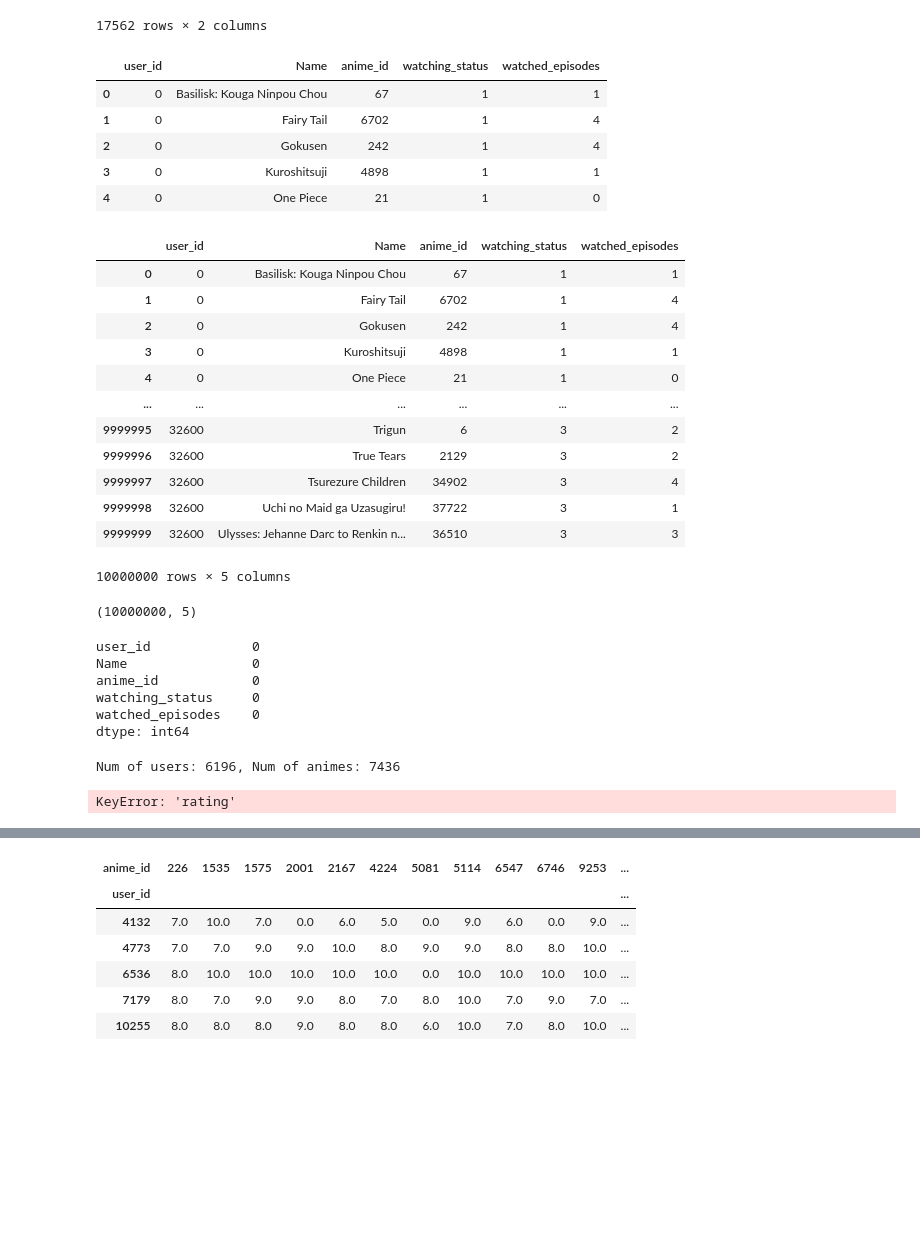
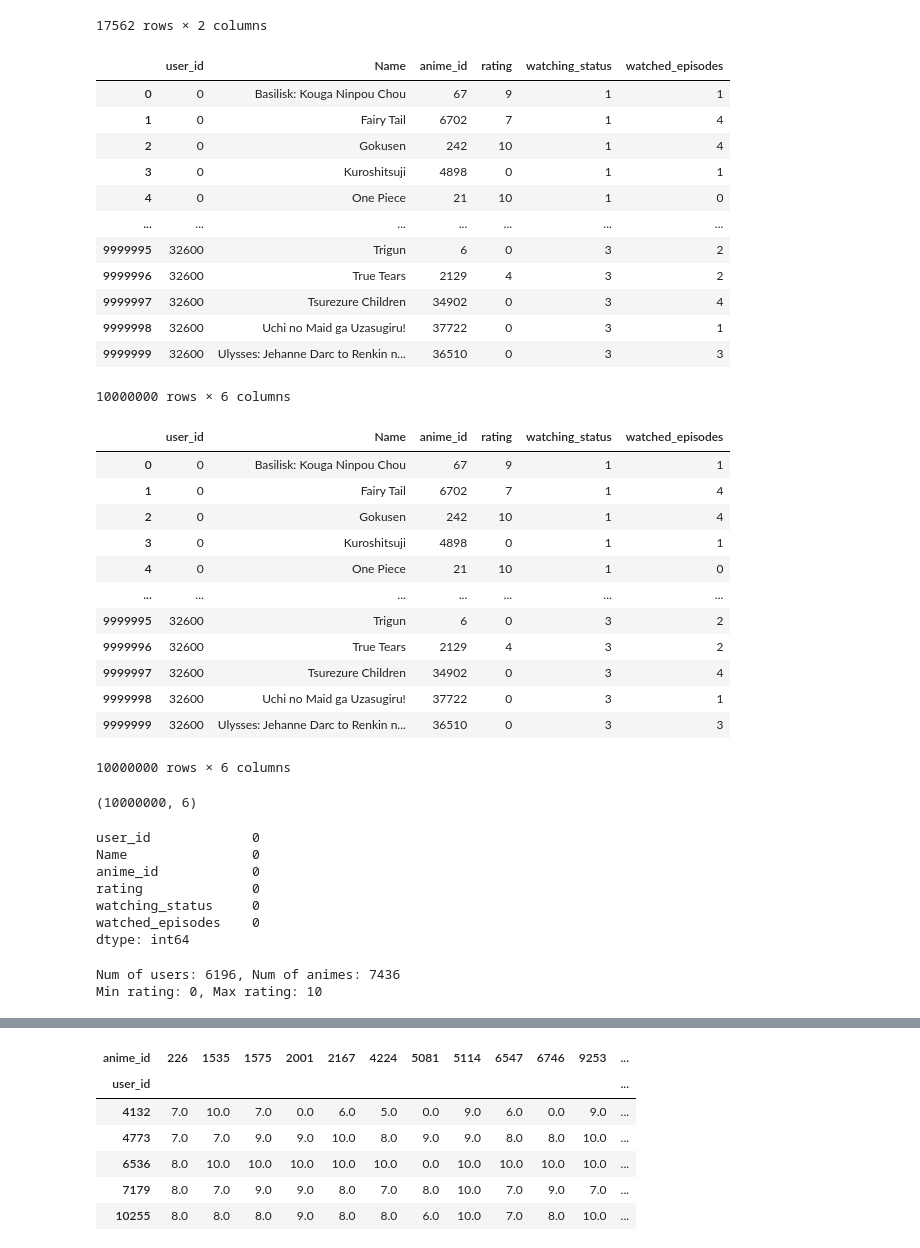
Before and after one commit to everydaycodings/Anima-Recommendation-System-WebApp, a Jupyter notebook: base_ignore_file.ipynb, the cells around one changed output, grey strips where cells are left out. Cells and saved outputs as stored; diff of their text form; code cells hidden in the pictures; blank space fills up the shorter version.

```diff
--- a/base_ignore_file.ipynb
+++ b/base_ignore_file.ipynb
@@ -25,38 +25,44 @@ anima_contact_data
 17562 rows × 2 columns
 # %%
 rating_data = rating_data.merge(anima_contact_data, left_on = 'anime_id', right_on = 'anime_id', how = 'left')
-rating_data = rating_data[["user_id", "Name", "anime_id", "watching_status", "watched_episodes"]]
-#rating_data.to_csv("data/test.csv")
-rating_data.head()
+rating_data = rating_data[["user_id", "Name", "anime_id","rating", "watching_status", "watched_episodes"]]
+rating_data
 # %% [output]
-|  | user_id | Name | anime_id | watching_status | watched_episodes |
-| 0 | 0 | Basilisk: Kouga Ninpou Chou | 67 | 1 | 1 |
-| 1 | 0 | Fairy Tail | 6702 | 1 | 4 |
-| 2 | 0 | Gokusen | 242 | 1 | 4 |
-| 3 | 0 | Kuroshitsuji | 4898 | 1 | 1 |
-| 4 | 0 | One Piece | 21 | 1 | 0 |
+|  | user_id | Name | anime_id | rating | watching_status | watched_episodes |
+| 0 | 0 | Basilisk: Kouga Ninpou Chou | 67 | 9 | 1 | 1 |
+| 1 | 0 | Fairy Tail | 6702 | 7 | 1 | 4 |
+| 2 | 0 | Gokusen | 242 | 10 | 1 | 4 |
+| 3 | 0 | Kuroshitsuji | 4898 | 0 | 1 | 1 |
+| 4 | 0 | One Piece | 21 | 10 | 1 | 0 |
+| ... | ... | ... | ... | ... | ... | ... |
+| 9999995 | 32600 | Trigun | 6 | 0 | 3 | 2 |
+| 9999996 | 32600 | True Tears | 2129 | 4 | 3 | 2 |
+| 9999997 | 32600 | Tsurezure Children | 34902 | 0 | 3 | 4 |
+| 9999998 | 32600 | Uchi no Maid ga Uzasugiru! | 37722 | 0 | 3 | 1 |
+| 9999999 | 32600 | Ulysses: Jehanne Darc to Renkin n... | 36510 | 0 | 3 | 3 |
+10000000 rows × 6 columns
 # %%
 rating_data.drop_duplicates()
 rating_data.to_csv("data/test.csv")
 rating_data
 # %% [output]
-|  | user_id | Name | anime_id | watching_status | watched_episodes |
-| 0 | 0 | Basilisk: Kouga Ninpou Chou | 67 | 1 | 1 |
-| 1 | 0 | Fairy Tail | 6702 | 1 | 4 |
-| 2 | 0 | Gokusen | 242 | 1 | 4 |
-| 3 | 0 | Kuroshitsuji | 4898 | 1 | 1 |
-| 4 | 0 | One Piece | 21 | 1 | 0 |
-| ... | ... | ... | ... | ... | ... |
-| 9999995 | 32600 | Trigun | 6 | 3 | 2 |
-| 9999996 | 32600 | True Tears | 2129 | 3 | 2 |
-| 9999997 | 32600 | Tsurezure Children | 34902 | 3 | 4 |
-| 9999998 | 32600 | Uchi no Maid ga Uzasugiru! | 37722 | 3 | 1 |
-| 9999999 | 32600 | Ulysses: Jehanne Darc to Renkin n... | 36510 | 3 | 3 |
+|  | user_id | Name | anime_id | rating | watching_status | watched_episodes |
+| 0 | 0 | Basilisk: Kouga Ninpou Chou | 67 | 9 | 1 | 1 |
+| 1 | 0 | Fairy Tail | 6702 | 7 | 1 | 4 |
+| 2 | 0 | Gokusen | 242 | 10 | 1 | 4 |
+| 3 | 0 | Kuroshitsuji | 4898 | 0 | 1 | 1 |
+| 4 | 0 | One Piece | 21 | 10 | 1 | 0 |
+| ... | ... | ... | ... | ... | ... | ... |
+| 9999995 | 32600 | Trigun | 6 | 0 | 3 | 2 |
+| 9999996 | 32600 | True Tears | 2129 | 4 | 3 | 2 |
+| 9999997 | 32600 | Tsurezure Children | 34902 | 0 | 3 | 4 |
+| 9999998 | 32600 | Uchi no Maid ga Uzasugiru! | 37722 | 0 | 3 | 1 |
+| 9999999 | 32600 | Ulysses: Jehanne Darc to Renkin n... | 36510 | 0 | 3 | 3 |
-10000000 rows × 5 columns
+10000000 rows × 6 columns
 # %%
 rating_data.shape
 # %% [output]
-(10000000, 5)
+(10000000, 6)
 # %%
 count = rating_data['user_id'].value_counts()
 count1 = rating_data['anime_id'].value_counts()
@@ -68,6 +74,7 @@ rating_data.isna().sum()
 user_id             0
 Name                0
 anime_id            0
+rating              0
 watching_status     0
 watched_episodes    0
 dtype: int64
@@ -89,7 +96,7 @@ print("Num of users: {}, Num of animes: {}".format(n_users, n_animes))
 print("Min rating: {}, Max rating: {}".format(min(rating_data['rating']), max(rating_data['rating'])))
 # %% [output]
 Num of users: 6196, Num of animes: 7436
+Min rating: 0, Max rating: 10
-KeyError: 'rating'
 # %%
 rating_data = rating_data
 # %%
```
Also changed, not shown: parts of 1 cell of this notebook.
